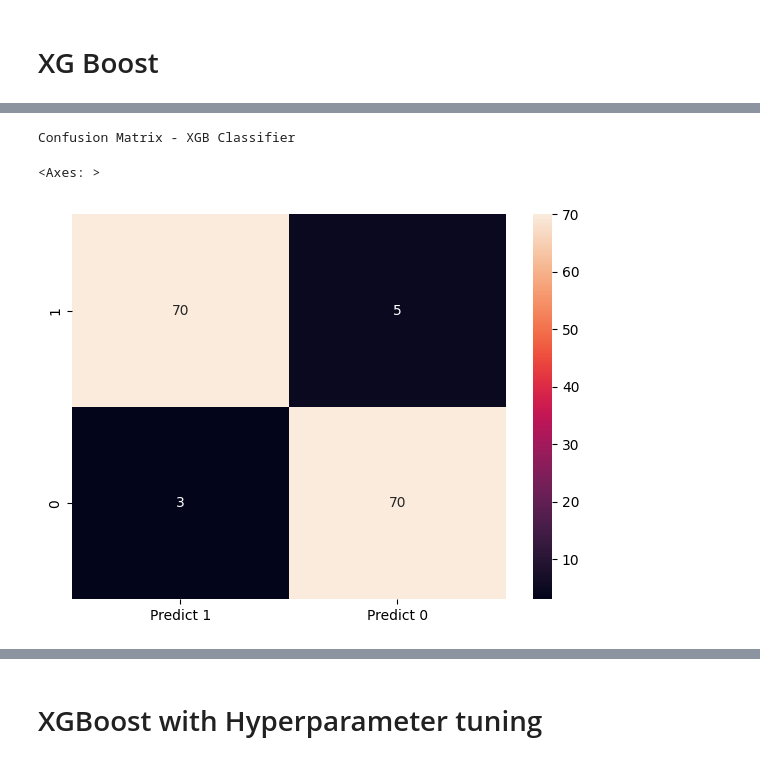
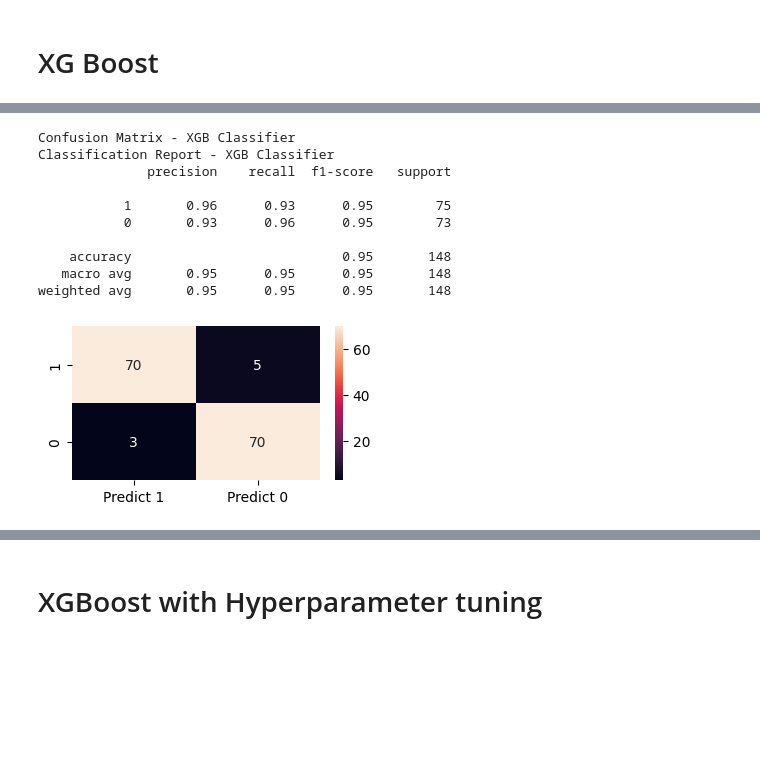
Before and after one commit to tomasfgon/Predictive-models-Parkinson, a Jupyter notebook: src/modeling.ipynb, the cells around one changed output, grey strips where cells are left out. Cells and saved outputs as stored; diff of their text form; code cells hidden in the pictures; blank space fills up the shorter version.

Commit message:
code refactoring, variable names uniformization, plots for actualvsprediction

```diff
--- a/src/modeling.ipynb
+++ b/src/modeling.ipynb
@@ -478,2 +588,0 @@ clf = svm.SVC(gamma=0.025, C=3)
-# %%
-clf.fit(X_train , y_train)
@@ -771,7 +975,7 @@ weighted avg       0.95      0.95      0.95       148
 
 
 # Define the AdaBoost Classifier with hyperparameters to be tuned
-AdaBC = AdaBoostClassifier(random_state=1)
+model_adabc_2 = AdaBoostClassifier(random_state=1)
 
 # Define the hyperparameters grid to search
 param_grid = {
@@ -783,7 +987,7 @@ param_grid = {
 scoring = make_scorer(accuracy_score)
 
 # Create the Grid Search object
-grid_search = GridSearchCV(AdaBC, param_grid, scoring=scoring, cv=5)
+grid_search = GridSearchCV(model_adabc_2, param_grid, scoring=scoring, cv=5)
 
 # Fit the Grid Search to your training data
 grid_search.fit(X_train, y_train)
@@ -793,29 +997,12 @@ best_params = grid_search.best_params_
 print("Best Hyperparameters:", best_params)
 
 # Get the best AdaBoost Classifier model
-best_AdaBC = grid_search.best_estimator_
+best_model_adabc = grid_search.best_estimator_
 
 # Fit the best model on the training data
-best_AdaBC.fit(X_train, y_train)
+best_model_adabc.fit(X_train, y_train)
 
 # Make predictions on the test set
-y_predict_ada_2 = best_AdaBC.predict(X_test)
-
-# Print the accuracy of the best model on the test set
-accuracy = best_AdaBC.score(X_test, y_test)
-print("Best Model Accuracy:", accuracy)
-
-# Compute and print the confusion matrix
-print("Confusion Matrix - Ada Boost")
-cm = confusion_matrix(y_test, y_predict_ada_2, labels=[1, 0])
-df_cm = pd.DataFrame(cm, index=["1", "0"], columns=["Predict 1", "Predict 0"])
-plt.figure(figsize=(4, 2))
-sns.heatmap(df_cm, annot=True)
-
-# Print the classification report
-print("Classification Report - Ada Boost")
-print(classification_report(y_test, y_predict_ada_2, labels=[1, 0]))
-
-saveMetricsFinalDf('AdaBoost (HPT)', y_test, y_predict_ada_2)
+y_predict_ada_2 = best_model_adabc.predict(X_test)
 # %% [output]
 Best Hyperparameters: {'n_estimators': 50}
@@ -834,7 +1057,6 @@ weighted avg       0.95      0.95      0.95       148
 # %% [markdown]
 # XG Boost
 # %%
-model = XGBClassifier(random_state=0, learning_rate=0.1, n_estimators=100, max_depth=4)
-model = model.fit(X_train, y_train)
-y_predict_XGB = model.predict(X_test)
-print('The accuracy of the XGB Classifier is: [%.8f]' % accuracy_score(y_test, y_predict_XGB))
+model_xgbc = XGBClassifier(random_state=0, learning_rate=0.1, n_estimators=100, max_depth=4)
+model_xgbc = model_xgbc.fit(X_train, y_train)
+y_predict_XGB = model_xgbc.predict(X_test)
@@ -843,11 +1085,24 @@ The accuracy of the XGB Classifier is: [0.94594595]
 # %%
 print("Confusion Matrix - XGB Classifier")
 cm=metrics.confusion_matrix(y_test, y_predict_XGB, labels=[1, 0])
 df_cm = pd.DataFrame(cm, index = [i for i in ["1","0"]],
                   columns = [i for i in ["Predict 1","Predict 0"]])
-plt.figure(figsize = (7,5))
+plt.figure(figsize = (4,2))
 sns.heatmap(df_cm, annot=True)
+
+print("Classification Report - XGB Classifier")
+print(metrics.classification_report(y_test, y_predict_XGB, labels=[1, 0]))
+
+saveMetricsFinalDf('XGBoost', y_test, y_predict_XGB)
 # %% [output]
 Confusion Matrix - XGB Classifier
+Classification Report - XGB Classifier
+              precision    recall  f1-score   support
+
+           1       0.96      0.93      0.95        75
+           0       0.93      0.96      0.95        73
+
+    accuracy                           0.95       148
+   macro avg       0.95      0.95      0.95       148
+weighted avg       0.95      0.95      0.95       148
-<Axes: >
-[figure, old version]
+[figure, new version]
```
Also changed, not shown: parts of 73 cells of this notebook.
